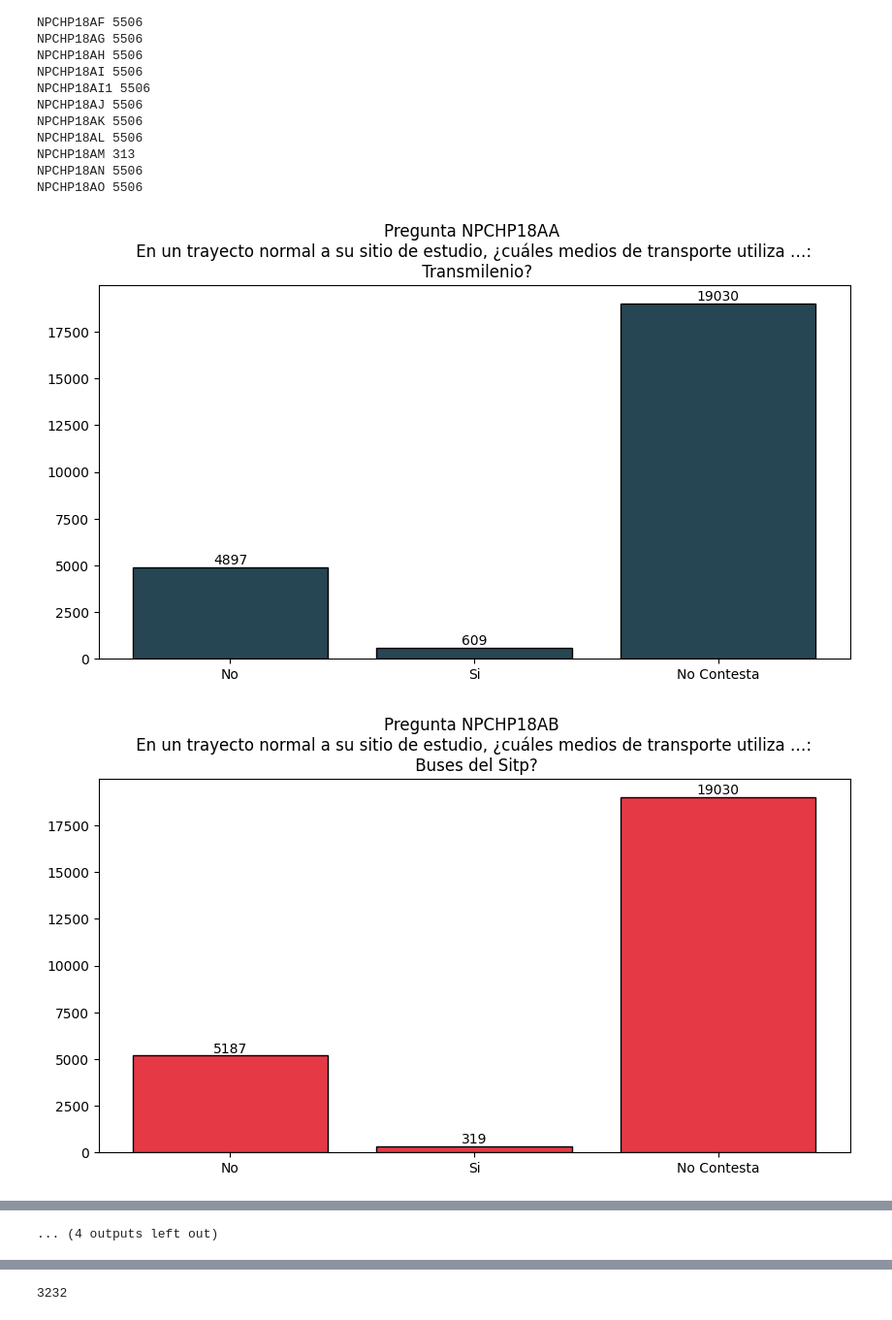
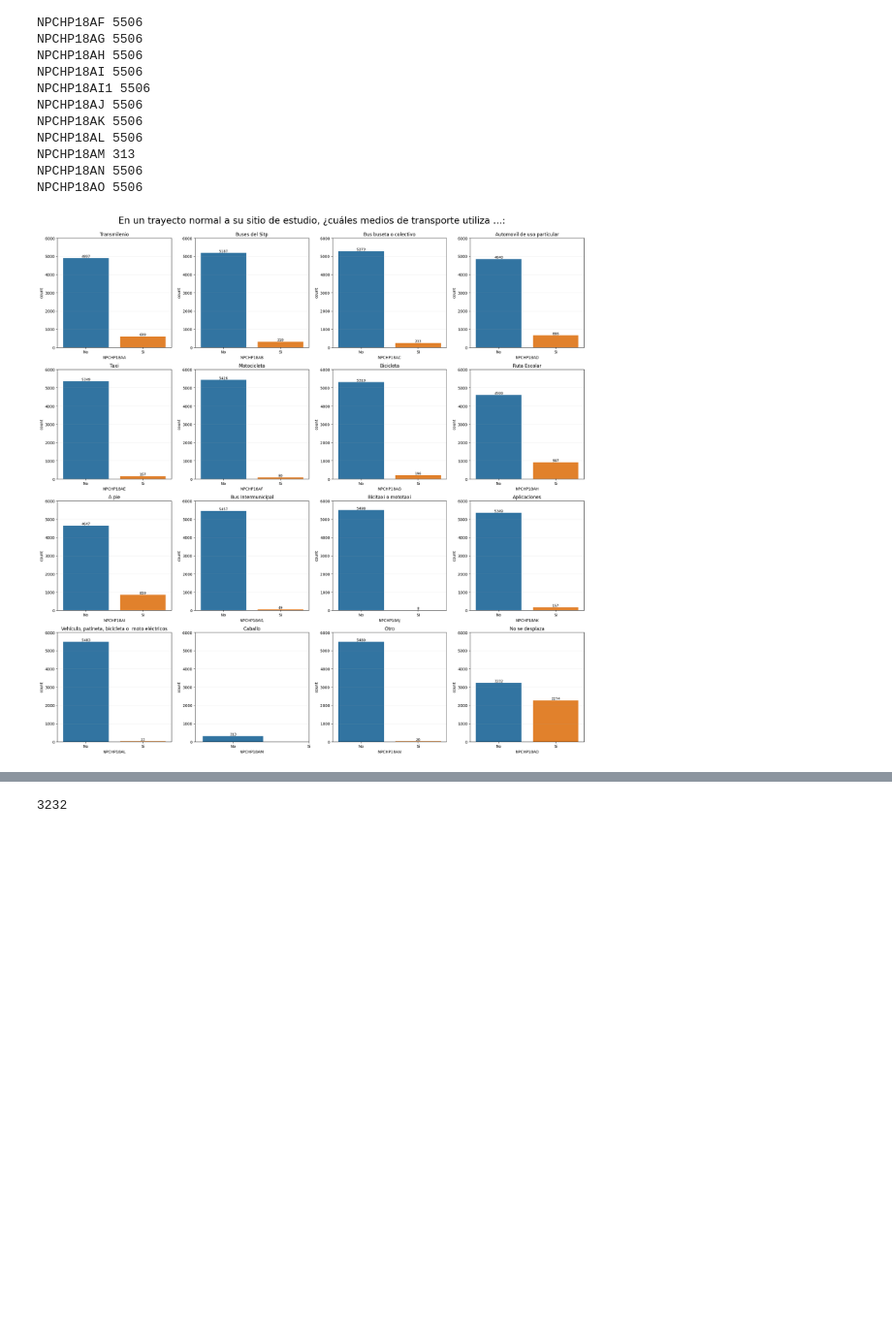
Before and after one commit to pinnzonandres/Encuesta-Multiproposito-Suba, a Jupyter notebook: Jupyter Scripts/7 - Parte EDA & Limpieza - Sección NPCHP.ipynb, the cells around one changed output, grey strips where cells are left out. Shown at 97% size. Cells and saved outputs as stored; diff of their text form; code cells hidden in the pictures; blank space fills up the shorter version.

```diff
--- a/Jupyter Scripts/7 - Parte EDA & Limpieza - Sección NPCHP.ipynb
+++ b/Jupyter Scripts/7 - Parte EDA & Limpieza - Sección NPCHP.ipynb
@@ -9,7 +9,7 @@ import seaborn as sns
 from scipy import stats
 import numpy as np
 # %%
-data = pd.read_csv('Encuesta_Suba_Filtrado_Preguntas.csv', sep = ',')
+data = pd.read_excel('Encuesta_Multiproposito_Suba.xlsx')
 # %%
 data.shape
 # %% [output]
@@ -36,12 +34,17 @@ data['NPCHP2'].value_counts()
 1.0     5506
 Name: NPCHP2, dtype: int64
 # %%
-data['NPCHP2'] = data.apply(lambda x: 0 if (x['NPCHP2'] == 2) else (1 if (x['NPCHP2'] == 1) else 2), axis = 1)
+data = data.replace({'NPCHP2':2},0)
 # %%
-plt.figure(figsize=(10,5))
-bars = plt.bar(data['NPCHP2'].value_counts().index.tolist(),data['NPCHP2'].value_counts().tolist(), edgecolor = 'black', color = '#f5cac3')
-plt.xticks([0,1,2], ['No','Si','No Contesta'])
-plt.title('Pregunta NPCHP2 \n ¿ ...actualmente estudia (asiste al preescolar, escuela, colegio, o universidad)?')
-plt.bar_label(bars)
+fig, ax = plt.subplots(figsize=(15, 5))
+g = sns.countplot(ax=ax, data = data, x ='NPCHP2')
+
+for bars in ax.containers:
+    ax.bar_label(bars, fmt='%.0f', fontsize=9)
+
+ax.set_title('Pregunta NPCHP2 \n ¿ ...actualmente estudia (asiste al preescolar, escuela, colegio, o universidad)?')
+ax.set_xticklabels(['No','Si'])
+
+plt.grid(alpha = 0.2, axis = 'y')
 plt.show()
 # %% [output]
@@ -320,7 +323,7 @@ NPCHP18AN 5506
 NPCHP18AO 5506
 # %%
 for i in transporte:
-    data[i] = data.apply(lambda x: 0 if (x[i] == 2) else (1 if (x[i] == 1) else 2), axis = 1)
+    data = data.replace({i:2},0)
 # %%
 list_tra = ['Transmilenio',
             'Buses del Sitp',
@@ -342,11 +343,20 @@ colors = ['#264653','#e63946','#ddbea9','#0077b6','#283618','#fca311','#ffc6ff',
 # %%
-for i,j,z in zip(transporte,list_tra,colors):
-    plt.figure(figsize=(10,5))
-    bars = plt.bar(data[i].value_counts().index.tolist(),data[i].value_counts().tolist(), edgecolor = 'black', color = z)
-    plt.title(f'Pregunta {i} \n En un trayecto normal a su sitio de estudio, ¿cuáles medios de transporte utiliza …: \n {j}?')
-    plt.xticks([0,1,2],['No','Si', 'No Contesta'])
-    plt.bar_label(bars)
-    plt.show()
+fig, axes = plt.subplots(4,4, figsize = (20,20), squeeze=False)
+axli = axes.flatten()
+fig.subplots_adjust(top=0.9)
+fig.suptitle('En un trayecto normal a su sitio de estudio, ¿cuáles medios de transporte utiliza …:', fontsize=24)
+for ax,cols,names in zip(axli,transporte,list_tra):
+    sns.countplot(x = cols, data = data, ax = ax)
+    ax.grid(alpha = 0.2, axis = 'y')
+    ax.set_title(f'{names}')
+    ax.set_xticks([0,1],['No','Si'])
+    ax.set_ylim(0,6000)
+    ax.margins(y=0.1) # make room for the labels
+    for bars in ax.containers:
+        ax.bar_label(bars, fmt='%.0f', fontsize=9)
+plt.tight_layout()
+plt.subplots_adjust(top=0.94)
+
+plt.show()
 # %% [output]
-[figure, old version]
+[figure, new version]
-[figure, removed]
@@ -363,2 +363 @@ for i,j,z in zip(transporte,list_tra,colors):
-... (4 outputs left out)
 # %% [markdown]
```
Also changed, not shown: parts of 42 cells of this notebook, 2 other files.
